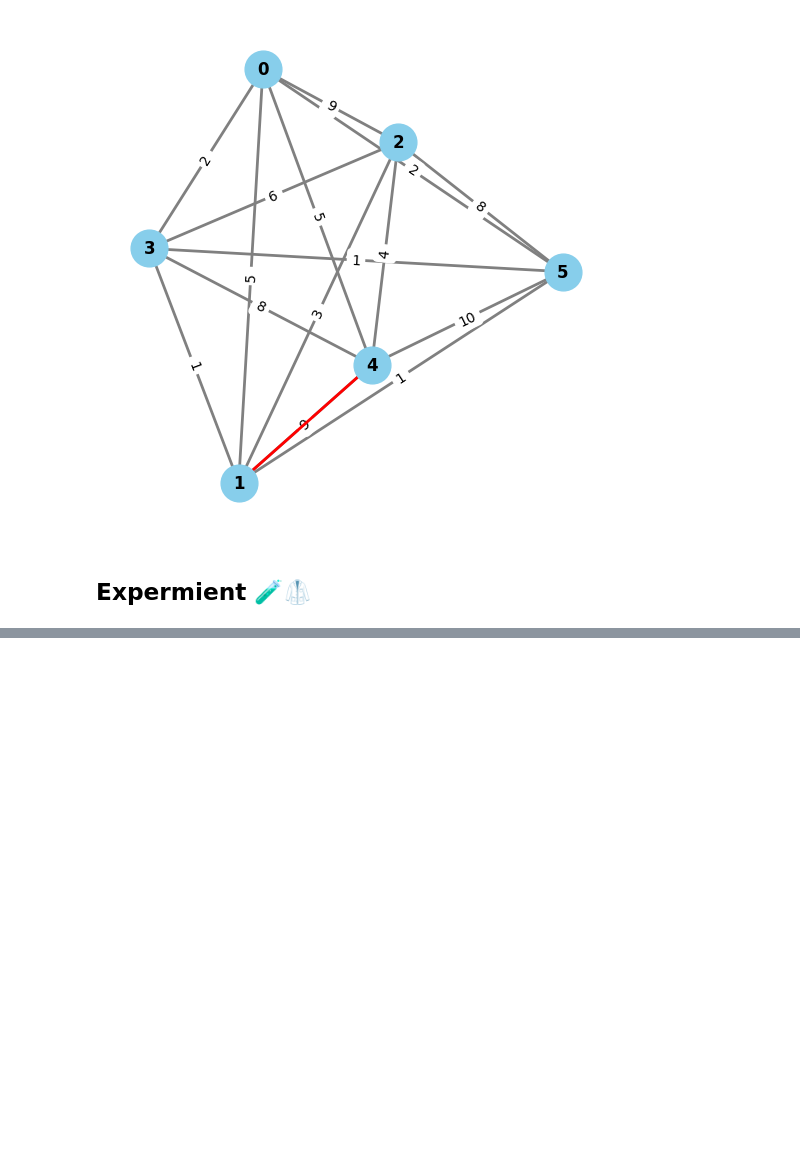
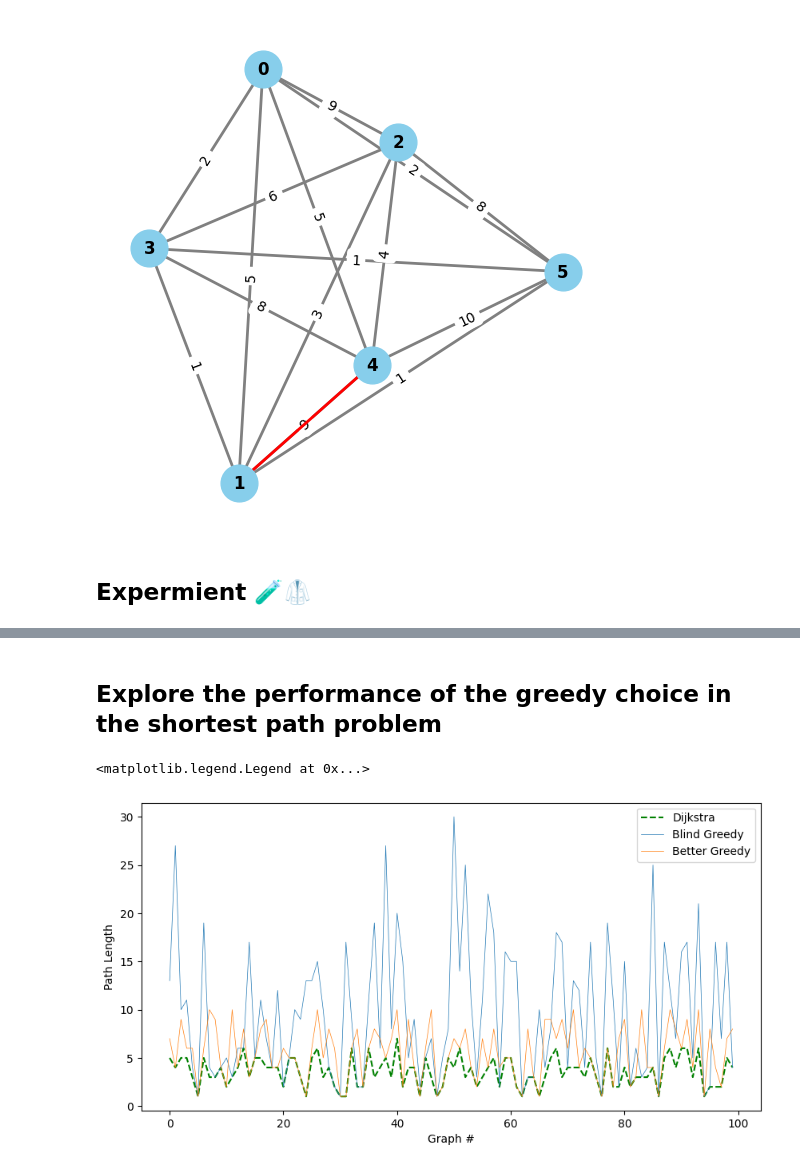
Before and after one commit to kaminskypavel/decision-making-book, a Jupyter notebook: diejkstra vs greedy.ipynb, the cells around one changed output, grey strips where cells are left out. Saved outputs shown, nothing was run; the diff lists cells and outputs as text; code cells hidden in the pictures; blank space fills up the shorter version.

```diff
--- a/diejkstra vs greedy.ipynb
+++ b/diejkstra vs greedy.ipynb
@@ -212,0 +213,23 @@ df.head()
+# %% [markdown]
+## Explore the performance of the greedy choice in the shortest path problem
+# %%
+plt.figure(figsize=(10, 5))
+plt.plot(
+    df["dijkstra_path_length"],
+    label="Dijkstra",
+    color="green",
+    linewidth=1.5,
+    linestyle="dashed",
+)
+plt.plot(
+    df["blind_greedy_path_length"],
+    label="Blind Greedy",
+    linewidth=0.5
+)
+plt.plot(df["better_greedy_path_length"], label="Better Greedy",  linewidth=0.5)
+plt.xlabel("Graph #")
+plt.ylabel("Path Length")
+plt.legend()
+# %% [output]
+<matplotlib.legend.Legend at 0x...>
+[figure, added]
```
Also changed, not shown: parts of 3 cells of this notebook.
